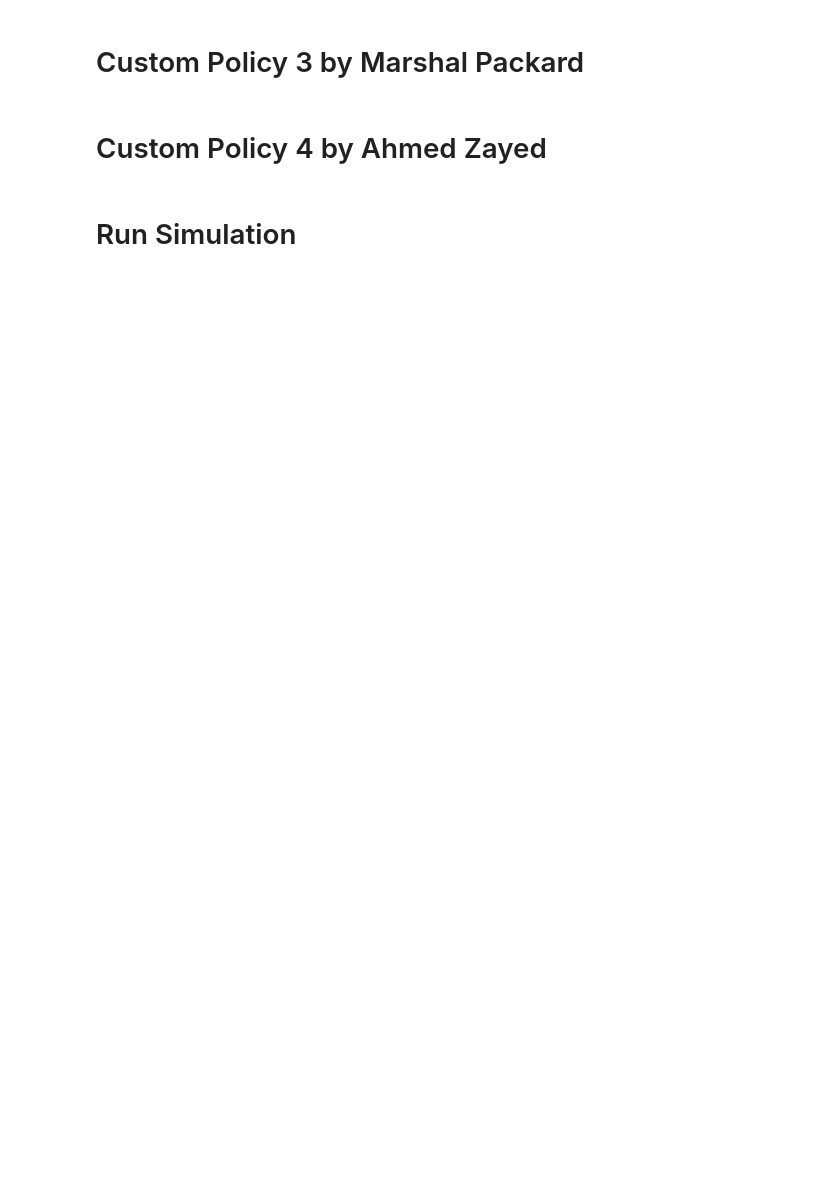
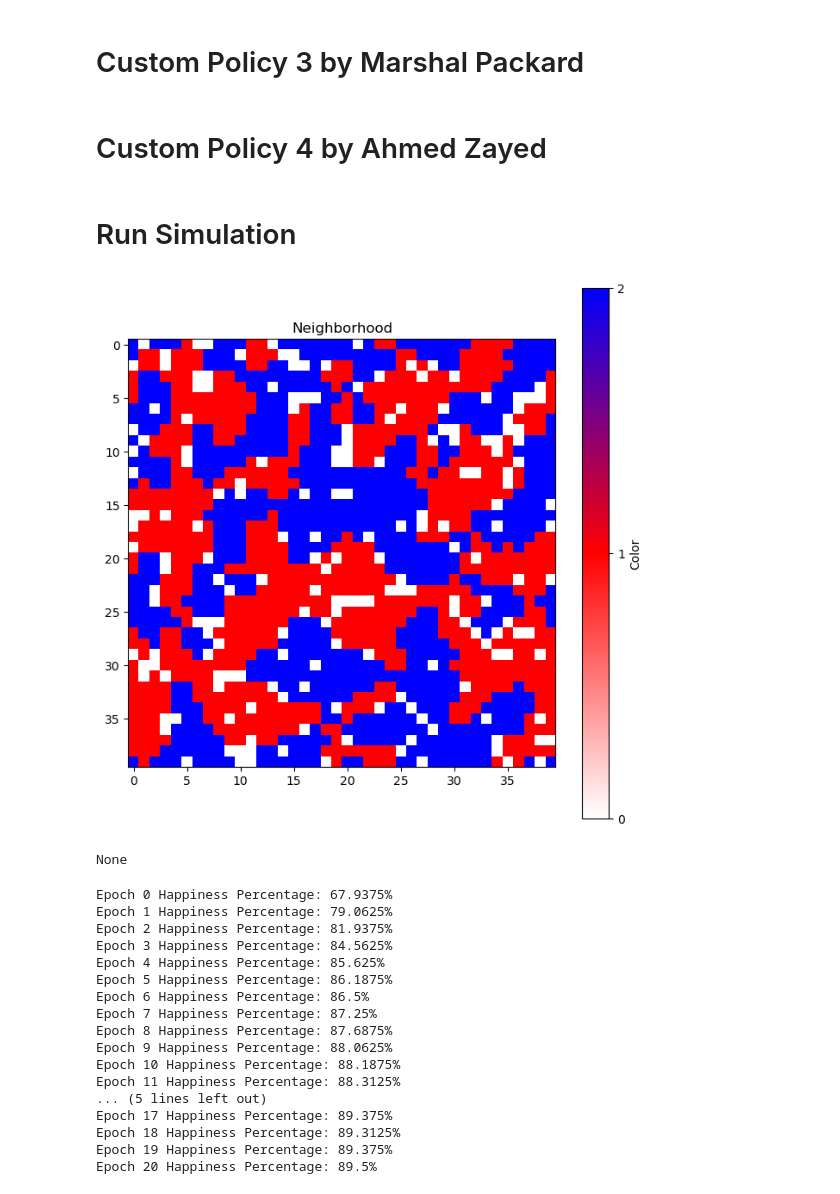
Before and after one commit to alvaraji/complexSystems, a Jupyter notebook: Homework 2/Homework2.ipynb, the cells around one changed output. Saved outputs shown, nothing was run; the diff lists cells and outputs as text; code cells hidden in the pictures; blank space fills up the shorter version.

Commit message:
Added Custom Policy 2 by Christian Galang

```diff
--- a/Homework 2/Homework2.ipynb
+++ b/Homework 2/Homework2.ipynb
@@ -134,7 +137,7 @@ def is_happy(df, coords, agent_color):
 # %%
 # Function: Calculate fractional happiness of a spot for an agent
 
-def happiness_functon(df, coords, agent_color):
+def happiness_function(df, coords, agent_color):
   # Calculate number of neighbors that are the same color as the agent
   same_neighbors = num_same_neighbors(df, coords, agent_color)
 
@@ -192,7 +195,7 @@ def random_move(df, empty_list, moving_agent):
   while ((not(is_happy(df, empty_list[chosen_space], agent_color))) and (num_tries < q)):
     chosen_space = np.random.randint(0, len(empty_list))
     # Append the happiness rating and the coordinate to the list
-    happy_list.append((happiness_functon(df, empty_list[chosen_space], agent_color), empty_list[chosen_space]))
+    happy_list.append((happiness_function(df, empty_list[chosen_space], agent_color), empty_list[chosen_space]))
     num_tries += 1
 
   # If no spot was found where the agent is happy, move to the happiest
@@ -391,8 +394,3 @@ def custom1_move(df, moving_agent):
   return df
 # %% [markdown]
 # Custom Policy 2 by Christian Galang
-# %%
-# Function for Custom Policy 2 by Christian Galang
-
-def custom2_move(df):
-  return df
@@ -398,0 +399,22 @@ def custom2_move(df):
+# %%
+# Function: Calculate the average happiness of a neighborhood for a certain color
+
+def get_neighborhood_happiness_avg(df, coords, color):
+  # Keep track of happiness sum to average at the end
+  avg = 0
+
+  # Get the number of neighbors which share the same color as the agent
+  n = num_same_neighbors(df, coords, color)
+
+  # If no neighbors share the same color as the agent, return a happiness
+  # average of 0
+  if n == 0:
+    return 0
+
+  # Otherwise, compute the happiness average of this neighborhood
+  neighborhood = get_neighborhood(3, coords, df)
+  for neighbor in neighborhood:
+    # Only include neighbors which share the same color as the agent in the average
+    if df[neighbor[0]][neighbor[1]] == color:
+      avg += happiness_function(df, neighbor, color)
+  return (avg / n)
@@ -414,9 +482,6 @@ def custom4_move(df):
 # Run Simulation
 # %%
 %matplotlib inline
-
-# Collect a list of all empty spaces
-empty_coords = collect_empty_spaces(matrix)
 
 # Create array for happiness percentage
 happiness = [n for n in range(N)]
@@ -426,6 +491,9 @@ if (relocPolicy == "socialNetwork"):
   friend_list = calculate_friends(df)
 
 for epoch in range(N):
+  # Collect a list of all empty spaces
+  empty_coords = collect_empty_spaces(matrix)
+
   # Get random order of coordinates to update agents for this particular epoch
   epoch_coords = np.array([(i, j) for i in range(L) for j in range(L)])
   np.random.shuffle(epoch_coords)
@@ -441,32 +509,52 @@ for epoch in range(N):
     # Store the current color of agent
     current_color = df[coordinate[0]][coordinate[1]]
 
     # If the color is empty, there is no agent here
     if (current_color == "empty"):
       continue
 
     # If the agent is happy there is no need to move
-    if (is_happy(df, coordinate, df[coordinate[0]][coordinate[1]])):
+    if is_happy(df, coordinate, df[coordinate[0]][coordinate[1]]):
       continue
 
     # According to the chosen relocation policy, move the agent
     if(relocPolicy == "random"):
       df = random_move(df, empty_coords, coordinate)
     elif(relocPolicy == "socialNetwork"):
       df = friend_move(df, friend_list, coordinate, empty_coords)
     elif(relocPolicy == "custom1"):
       df = custom1_move(df, coordinate)
     elif(relocPolicy == "custom2"):
-      df = custom2_move(df)
+      df = custom2_move(df, empty_coords, coordinate)
     elif(relocPolicy == "custom3"):
       df = custom3_move(df)
     elif(relocPolicy == "custom4"):
       df = custom4_move(df)
 
   # Print matrix after all agents move for the epoch
   print_matrix(df)
 
 # Print % happiness progression
 for epoch in range(N):
   print(f'Epoch {epoch} Happiness Percentage: {happiness[epoch]}%')
 print(f'Epoch {N} Happiness Percentage: {percent_happy(df)}%')
+# %% [output]
+[figure, added]
+None
+Epoch 0 Happiness Percentage: 67.9375%
+Epoch 1 Happiness Percentage: 79.0625%
+Epoch 2 Happiness Percentage: 81.9375%
+Epoch 3 Happiness Percentage: 84.5625%
+Epoch 4 Happiness Percentage: 85.625%
+Epoch 5 Happiness Percentage: 86.1875%
+Epoch 6 Happiness Percentage: 86.5%
+Epoch 7 Happiness Percentage: 87.25%
+Epoch 8 Happiness Percentage: 87.6875%
+Epoch 9 Happiness Percentage: 88.0625%
+Epoch 10 Happiness Percentage: 88.1875%
+Epoch 11 Happiness Percentage: 88.3125%
+... (5 lines left out)
+Epoch 17 Happiness Percentage: 89.375%
+Epoch 18 Happiness Percentage: 89.3125%
+Epoch 19 Happiness Percentage: 89.375%
+Epoch 20 Happiness Percentage: 89.5%
```
Also changed, not shown: parts of 7 cells of this notebook.
